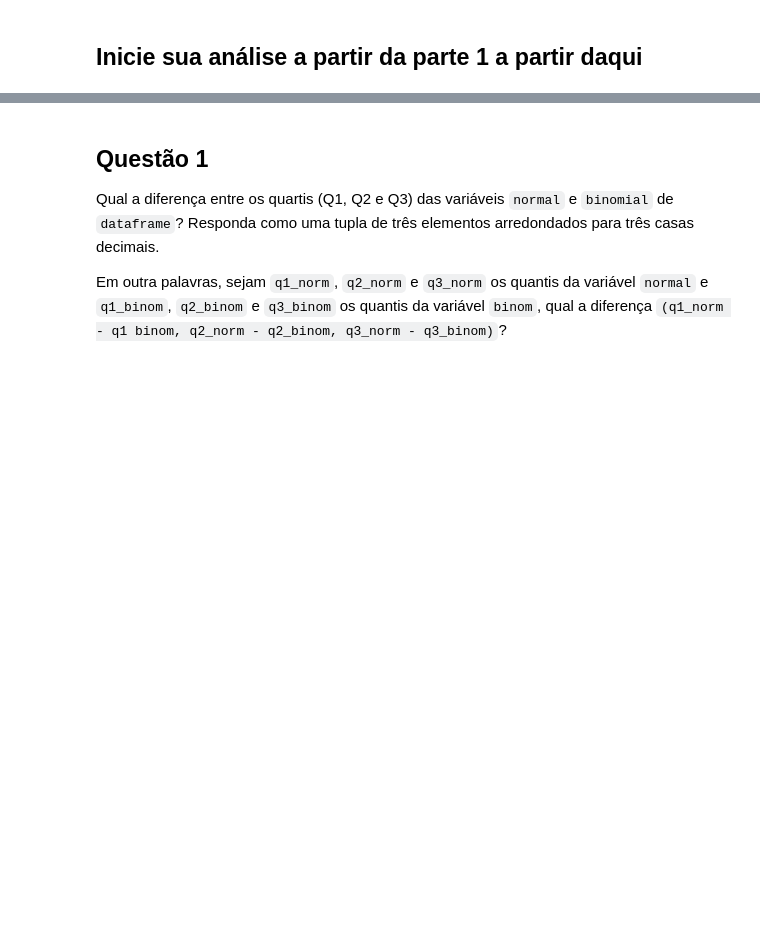
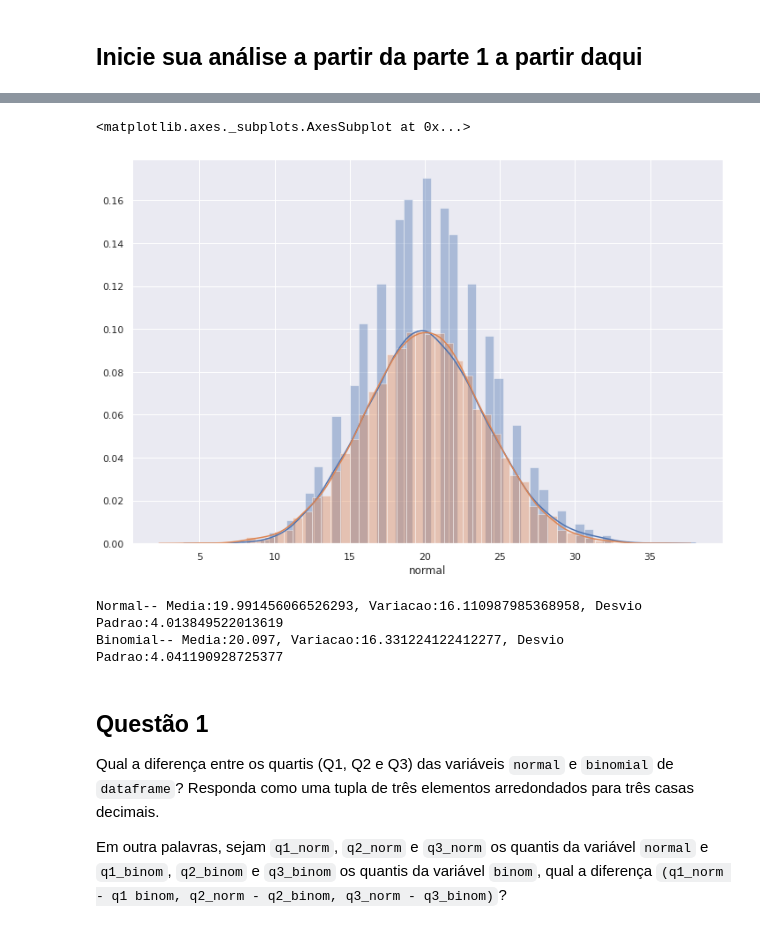
Before and after one commit to RobsonCrLira/AceleraDevDS, a Jupyter notebook: QuartaSemana/main.ipynb, the cells around one changed output, grey strips where cells are left out. Drawn from its saved outputs; the diff is of its cells as text; code cells hidden in the pictures; blank space fills up the shorter version.

```diff
--- a/QuartaSemana/main.ipynb
+++ b/QuartaSemana/main.ipynb
@@ -46,0 +67,6 @@ dataframe = pd.DataFrame({"normal": sct.norm.rvs(20, 4, size=10000),
+# %%
+sns.distplot(dataframe['binomial'])
+sns.distplot(dataframe['normal'])
+# %% [output]
+<matplotlib.axes._subplots.AxesSubplot at 0x...>
+[figure, added]
@@ -47,3 +80,9 @@ dataframe = pd.DataFrame({"normal": sct.norm.rvs(20, 4, size=10000),
+# %%
+print(f"Normal-- Media:{media_normal}, Variacao:{variacao_normal}, Desvio Padrao:{desvio_normal}"
++f"\nBinomial-- Media:{media_binomial}, Variacao:{variacao_binomial}, Desvio Padrao:{desvio_binomial}")
+# %% [output]
+Normal-- Media:19.991456066526293, Variacao:16.110987985368958, Desvio Padrao:4.013849522013619
+Binomial-- Media:20.097, Variacao:16.331224122412277, Desvio Padrao:4.041190928725377
 # %% [markdown]
 ## Questão 1
 
```
Also changed, not shown: parts of 19 cells of this notebook.
